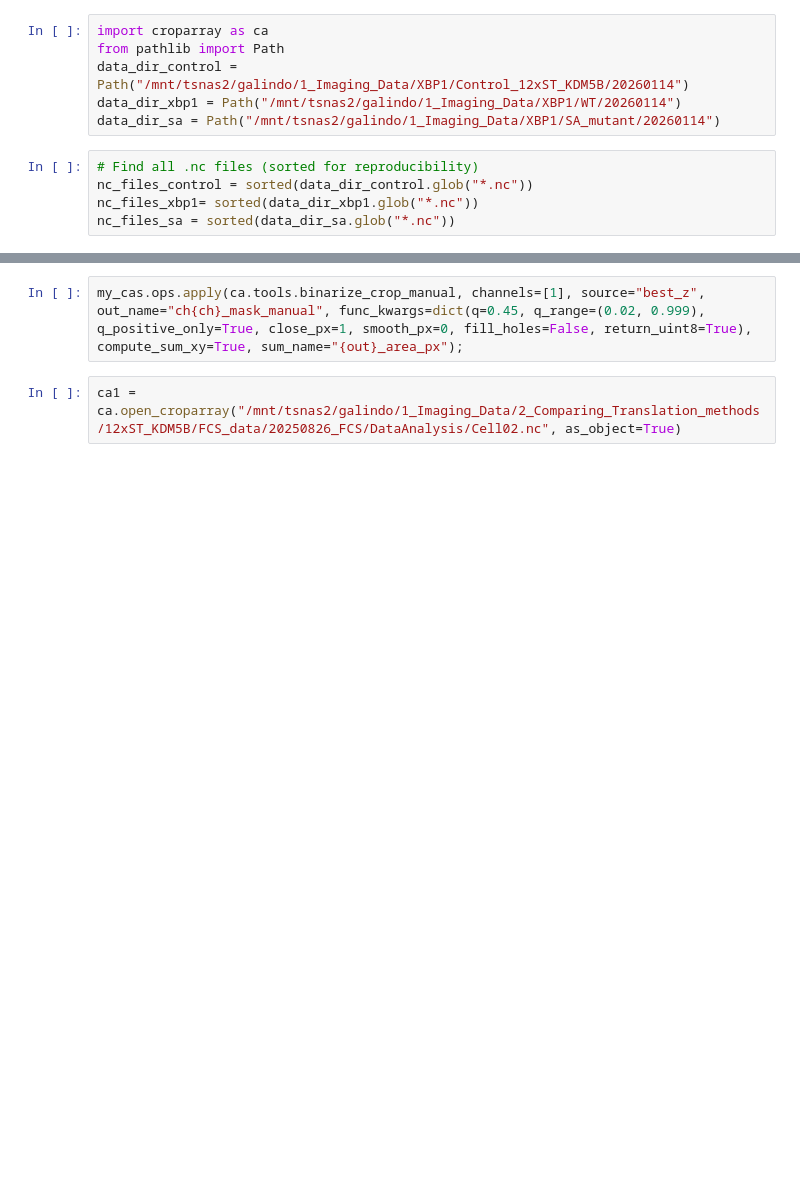
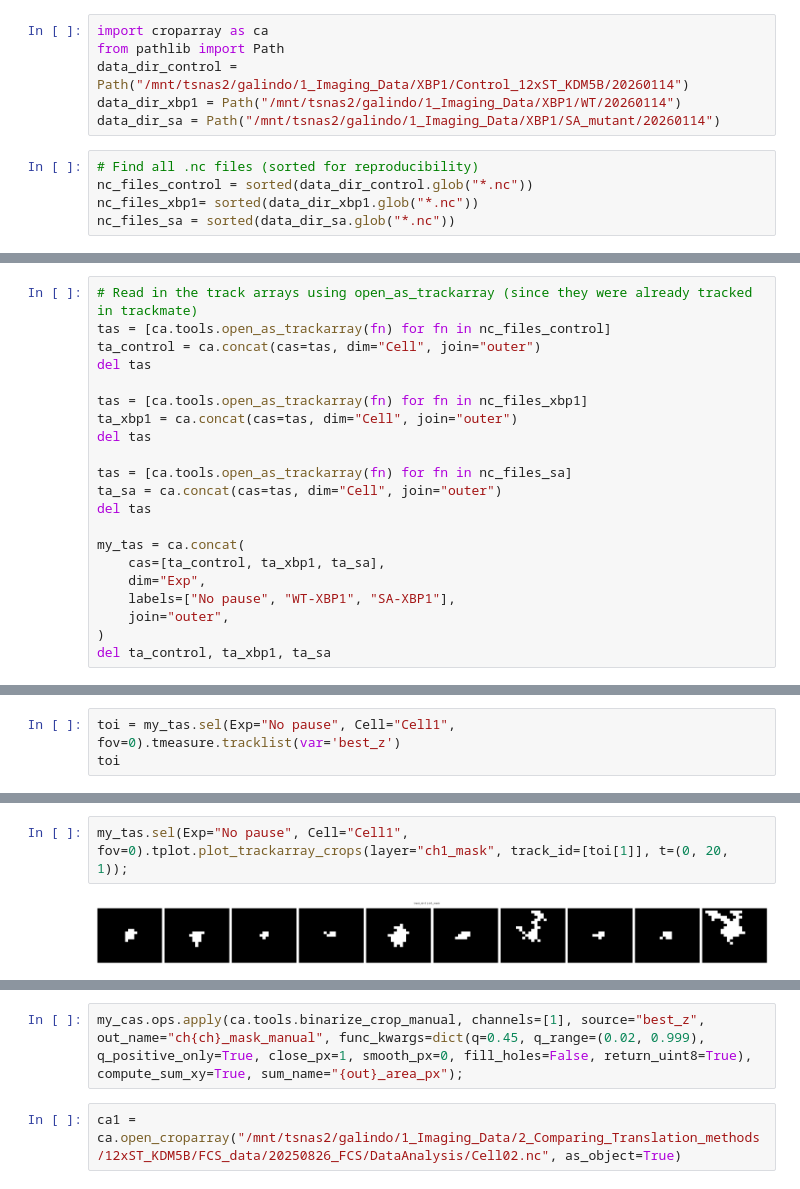
Before and after one commit to timstasevich/croparray, a Jupyter notebook: notebooks/Translation_Stalling_Quantification.ipynb, the cells around one changed output, grey strips where cells are left out. Cells and saved outputs as stored; diff of their text form; blank space fills up the shorter version.

```diff
--- a/notebooks/Translation_Stalling_Quantification.ipynb
+++ b/notebooks/Translation_Stalling_Quantification.ipynb
@@ -136,0 +105,21 @@ ta2.tplot.plot_trackarray_crops(layer="ch0_mask_manual", track_id=[25], t=(0, 25
+# %%
+# Read in the track arrays using open_as_trackarray (since they were already tracked in trackmate)
+tas = [ca.tools.open_as_trackarray(fn) for fn in nc_files_control]
+ta_control = ca.concat(cas=tas, dim="Cell", join="outer")
+del tas
+
+tas = [ca.tools.open_as_trackarray(fn) for fn in nc_files_xbp1]
+ta_xbp1 = ca.concat(cas=tas, dim="Cell", join="outer")
+del tas
+
+tas = [ca.tools.open_as_trackarray(fn) for fn in nc_files_sa]
+ta_sa = ca.concat(cas=tas, dim="Cell", join="outer")
+del tas
+
+my_tas = ca.concat(
+    cas=[ta_control, ta_xbp1, ta_sa],
+    dim="Exp",
+    labels=["No pause", "WT-XBP1", "SA-XBP1"],
+    join="outer",
+)
+del ta_control, ta_xbp1, ta_sa
@@ -136,0 +130,3 @@ ta2.tplot.plot_trackarray_crops(layer="ch0_mask_manual", track_id=[25], t=(0, 25
+# %%
+toi = my_tas.sel(Exp="No pause", Cell="Cell1", fov=0).tmeasure.tracklist(var='best_z')
+toi
@@ -136,0 +156,4 @@ ta2.tplot.plot_trackarray_crops(layer="ch0_mask_manual", track_id=[25], t=(0, 25
+# %%
+my_tas.sel(Exp="No pause", Cell="Cell1", fov=0).tplot.plot_trackarray_crops(layer="ch1_mask", track_id=[toi[1]], t=(0, 20, 1));
+# %% [output]
+[figure, added]
```
Also changed, not shown: parts of 22 cells of this notebook, 10 other files.
